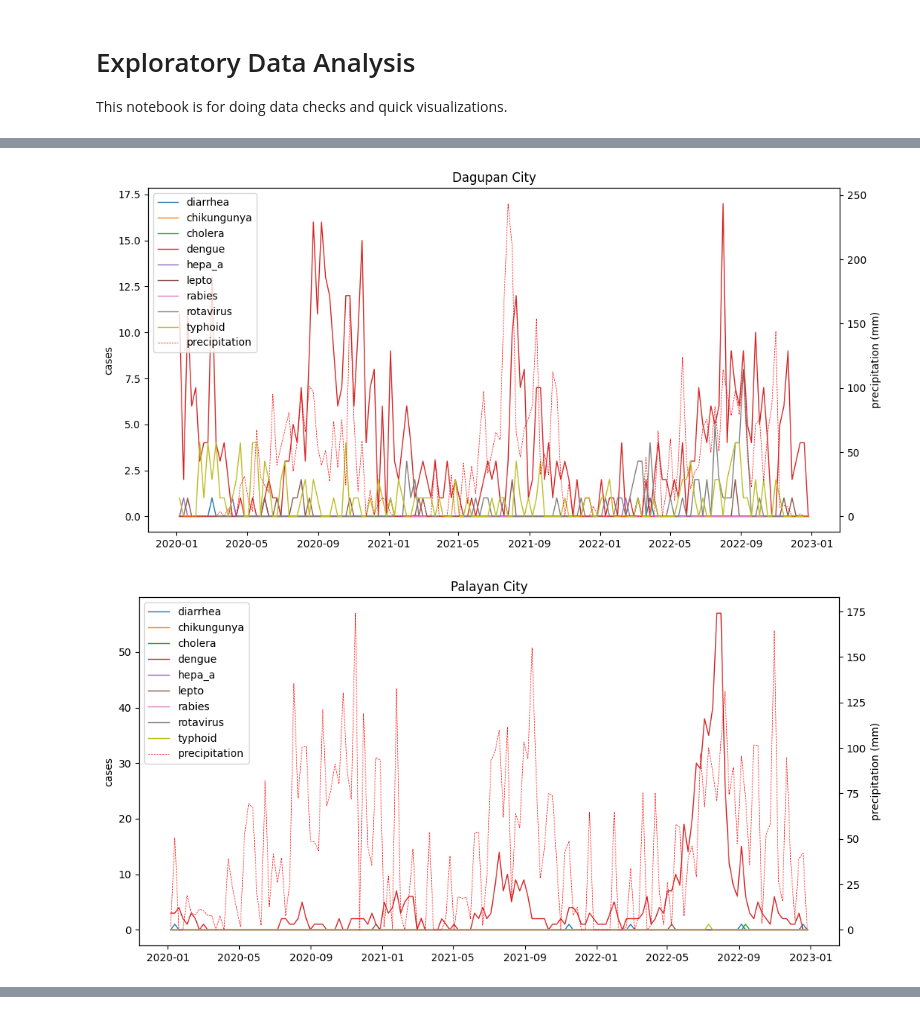
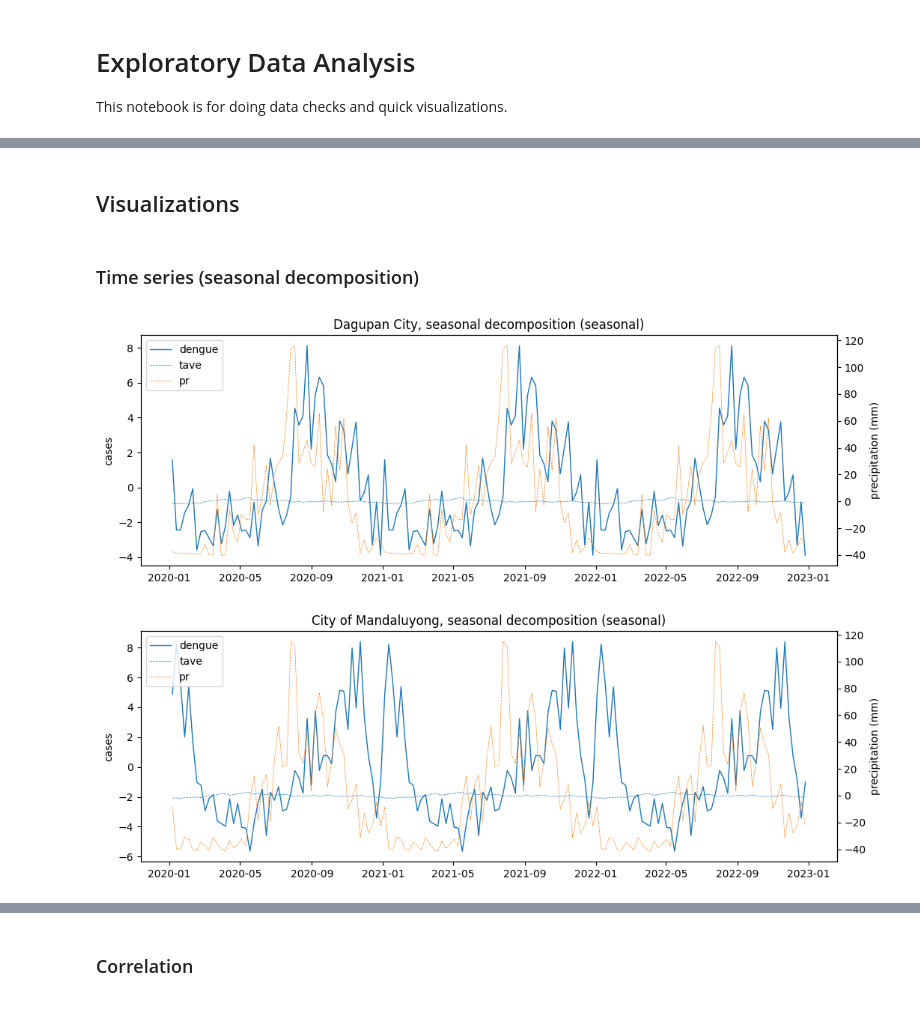
Before and after one commit to dafrose-bajaro/analytics-repo, a Jupyter notebook: notebooks/01_eda.ipynb, the cells around one changed output, grey strips where cells are left out. Drawn from its saved outputs; the diff is of its cells as text; code cells hidden in the pictures.

```diff
--- a/notebooks/01_eda.ipynb
+++ b/notebooks/01_eda.ipynb
@@ -155,0 +206,9 @@ merged_df
+# %%
+# prep data for regression
+X = merged_df[climate_variables]
+y = merged_df[disease_names]
+X = sm.add_constant(X)
+
+# fit regression model
+model = sm.OLS(y, X).fit()
+print(model.summary())
@@ -156,59 +233,55 @@ merged_df
+# %% [markdown]
+## Visualizations
+# %% [markdown]
+### Time series (seasonal decomposition)
 # %%
-# List of diseases and cities (adm3_en)
-disease_names = [
-    "diarrhea_cases",
-    "chikungunya_cases",
-    "cholera_cases",
-    "dengue_cases",
-    "hepa_a_cases",
-    "lepto_cases",
-    "rabies_cases",
-    "rotavirus_cases",
-    "typhoid_cases",
-]
+# seasonal decomposition details
+seasonal_decompose_model = "additive"  # additive | multiplicative
+component = "seasonal"  # observed | trend | seasonal | resid
 
-adm3_en_list = merged_df["adm3_en"].unique()
-
-# loop through adm3_en
 for adm3 in adm3_en_list:
     adm3_data = merged_df[merged_df["adm3_en"] == adm3]
 
-    plt.figure(figsize=(12, 6))
+    plt.figure(figsize=(12, 4))
     ax1 = plt.gca()
     ax2 = ax1.twinx()
 
     for disease in disease_names:
         if disease in adm3_data.columns:
             disease_decomposition = sm.tsa.seasonal_decompose(
-                adm3_data[disease], model="additive"
+                adm3_data[disease], model=seasonal_decompose_model
             )
+            disease_component = getattr(disease_decomposition, component)
             ax1.plot(
-                disease_decomposition.observed.index,
-                disease_decomposition.observed,
+                disease_component.index,
+                disease_component,
                 label=disease.replace("_cases", ""),
                 linewidth=1,
             )
 
-    ax2.plot(
-        adm3_data.index,
-        adm3_data["pr"],
-        color="red",
-        label="precipitation",
-        linewidth=0.5,
-        linestyle="--",
-    )
+    for climate_var in climate_variables:
+        if climate_var in adm3_data.columns:
+            climate_var_decomposition = sm.tsa.seasonal_decompose(
+                adm3_data[climate_var], model=seasonal_decompose_model
+            )
+            climate_var_component = getattr(climate_var_decomposition, component)
+            ax2.plot(
+                climate_var_component.index,
+                climate_var_component,
+                label=climate_var,
+                linewidth=0.5,
+                linestyle="--",
+            )
 
-    ax1.set_title(f"{adm3}")
-    # ax1.set_xlabel('date')
+    ax1.set_title(f"{adm3}, seasonal decomposition ({component})")
     ax1.set_ylabel("cases")
     ax2.set_ylabel("precipitation (mm)")
 
     lines1, labels1 = ax1.get_legend_handles_labels()
     lines2, labels2 = ax2.get_legend_handles_labels()
     ax1.legend(lines1 + lines2, labels1 + labels2, loc="upper left")
 
-    # ax1.grid()
     plt.show()
 # %% [output]
-[figure, old version]
+[figure, new version]
-[figure, old version]
+[figure, new version]
@@ -224,0 +288,2 @@ for adm3 in adm3_en_list:
+# %% [markdown]
+### Correlation
```
Also changed, not shown: parts of 18 cells of this notebook, 1 other file.
